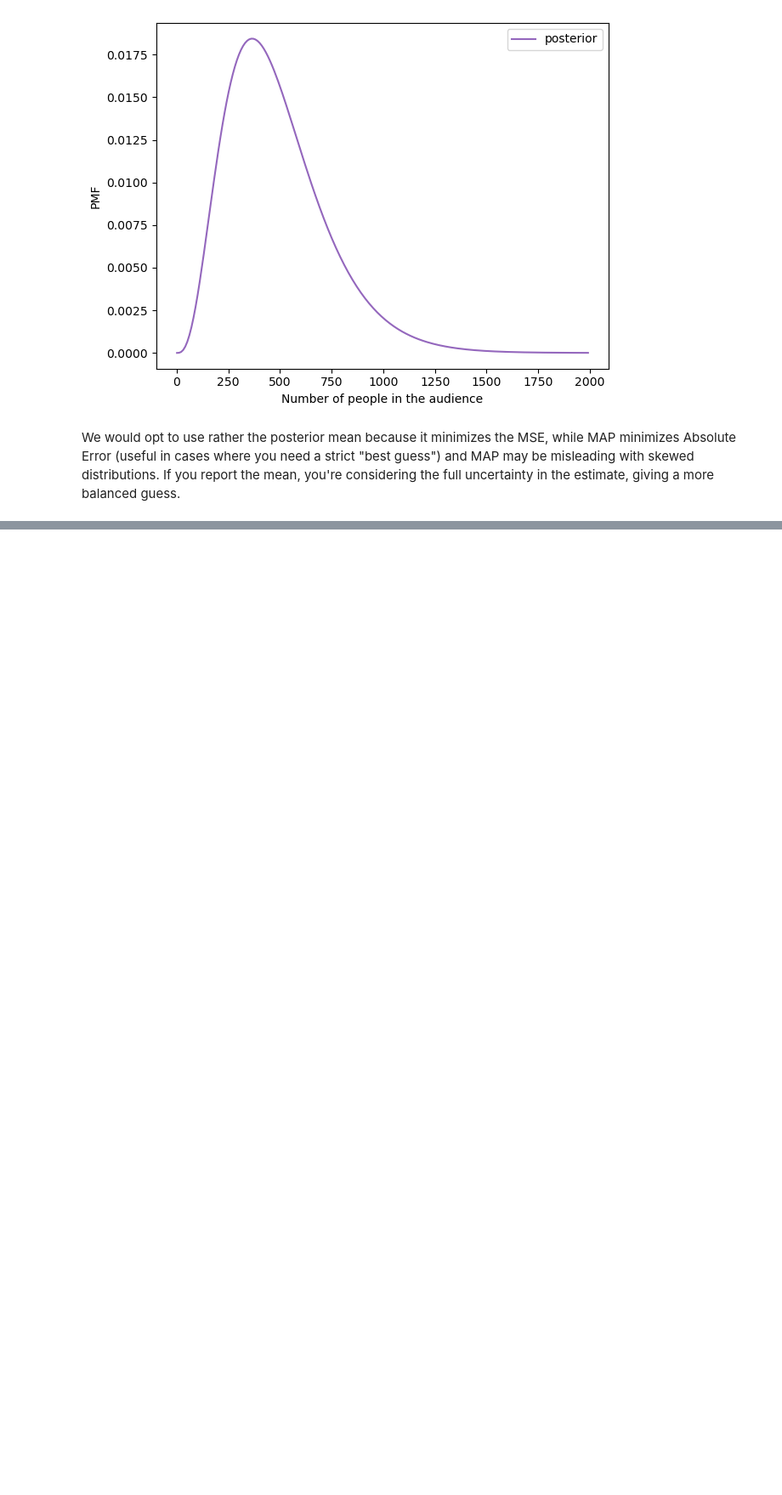
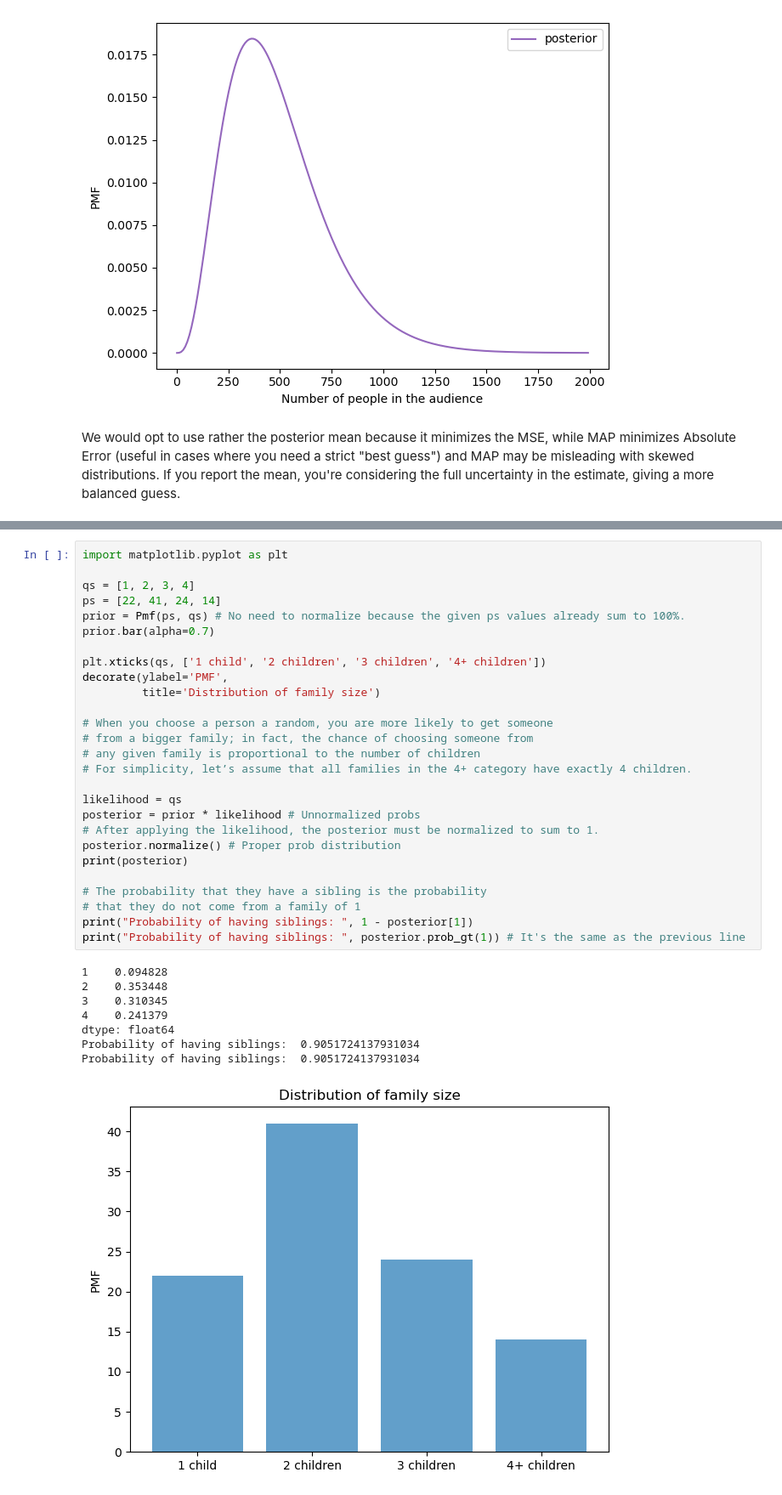
Before and after one commit to arroyoyo1/Think-Bayes, a Jupyter notebook: 5. Estimating Counts/Notes.ipynb, the cells around one changed output, grey strips where cells are left out. Shown: that part at 85% size. Cells and saved outputs as stored; diff of their text form; blank space fills up the shorter version.

```diff
--- a/5. Estimating Counts/Notes.ipynb
+++ b/5. Estimating Counts/Notes.ipynb
@@ -292,0 +297,36 @@ We would opt to use rather the posterior mean because it minimizes the MSE, whil
+# %%
+import matplotlib.pyplot as plt
+
+qs = [1, 2, 3, 4]
+ps = [22, 41, 24, 14]
+prior = Pmf(ps, qs) # No need to normalize because the given ps values already sum to 100%.
+prior.bar(alpha=0.7)
+
+plt.xticks(qs, ['1 child', '2 children', '3 children', '4+ children'])
+decorate(ylabel='PMF',
+         title='Distribution of family size')
+
+# When you choose a person a random, you are more likely to get someone
+# from a bigger family; in fact, the chance of choosing someone from
+# any given family is proportional to the number of children
+# For simplicity, let’s assume that all families in the 4+ category have exactly 4 children.
+
+likelihood = qs
+posterior = prior * likelihood # Unnormalized probs
+# After applying the likelihood, the posterior must be normalized to sum to 1.
+posterior.normalize() # Proper prob distribution
+print(posterior)
+
+# The probability that they have a sibling is the probability
+# that they do not come from a family of 1
+print("Probability of having siblings: ", 1 - posterior[1])
+print("Probability of having siblings: ", posterior.prob_gt(1)) # It's the same as the previous line
+# %% [output]
+1    0.094828
+2    0.353448
+3    0.310345
+4    0.241379
+dtype: float64
+Probability of having siblings:  0.9051724137931034
+Probability of having siblings:  0.9051724137931034
+[figure, added]
```
Also changed, not shown: parts of 7 cells of this notebook, 1 other file.
